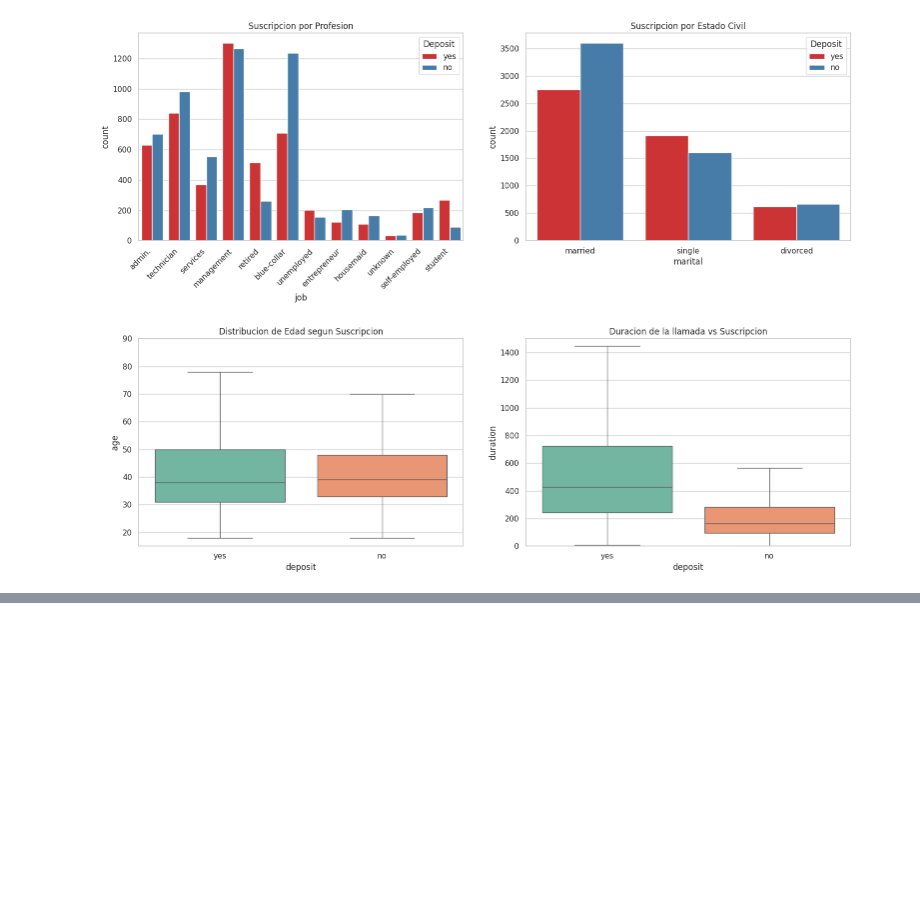
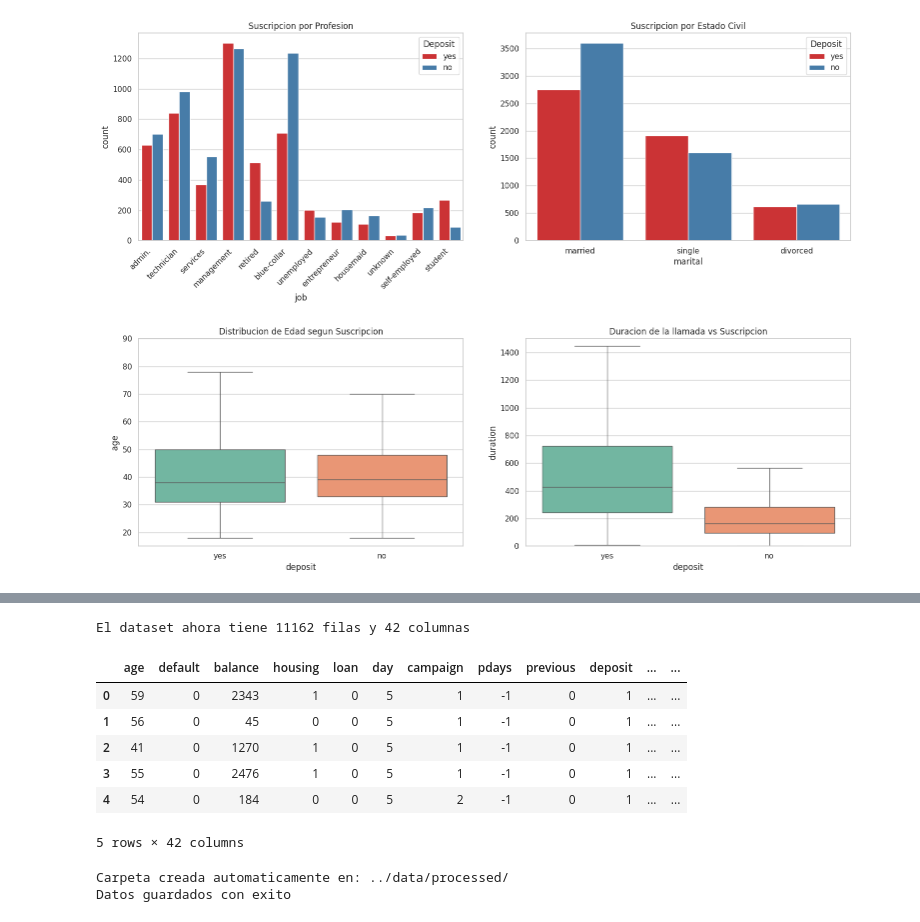
Before and after one commit to kristian-c94/PARCIAL_2_GESTION_DATOS_IA, a Jupyter notebook: notebooks/01_EDA_Bank_Marketing.ipynb, the cells around one changed output, grey strips where cells are left out. Saved outputs shown, nothing was run; the diff lists cells and outputs as text; code cells hidden in the pictures; blank space fills up the shorter version.

Commit message:
Creacion de dataset limpio

```diff
--- a/notebooks/01_EDA_Bank_Marketing.ipynb
+++ b/notebooks/01_EDA_Bank_Marketing.ipynb
@@ -138,0 +122,52 @@ Passing `palette` without assigning `hue` is deprecated and will be removed in v
+# %%
+
+# Creacion de copia para el csv asi, si se modifica no se pierden los datos originales
+
+df_clean = df.copy()
+
+# COnvertir variables binarias en 1 y 0
+
+columnas_binarias = ['default', 'housing', 'loan', 'deposit']
+for col in columnas_binarias:
+    df_clean[col] = df_clean[col].map({'yes': 1, 'no': 0})
+
+# Eliminar la columna "Duration" para evitar fugas de informacion
+
+df_clean = df_clean.drop('duration', axis=1)
+
+# Convertir el resto de columnas en columnas numericas
+
+columnas_categoricas = ['job', 'marital', 'education', 'contact', 'month', 'poutcome']
+df_clean = pd.get_dummies(df_clean, columns = columnas_categoricas, drop_first=True)
+
+# Convertir todos los valores Booleanos True/false que genera pd.get_dummies a numeros
+
+df_clean = df_clean.astype(int)
+
+print(f'El dataset ahora tiene {df_clean.shape[0]} filas y {df_clean.shape[1]} columnas')
+display(df_clean.head())
+# %% [output]
+El dataset ahora tiene 11162 filas y 42 columnas
+|  | age | default | balance | housing | loan | day | campaign | pdays | previous | deposit | ... | ... |
+| 0 | 59 | 0 | 2343 | 1 | 0 | 5 | 1 | -1 | 0 | 1 | ... | ... |
+| 1 | 56 | 0 | 45 | 0 | 0 | 5 | 1 | -1 | 0 | 1 | ... | ... |
+| 2 | 41 | 0 | 1270 | 1 | 0 | 5 | 1 | -1 | 0 | 1 | ... | ... |
+| 3 | 55 | 0 | 2476 | 1 | 0 | 5 | 1 | -1 | 0 | 1 | ... | ... |
+| 4 | 54 | 0 | 184 | 0 | 0 | 5 | 2 | -1 | 0 | 1 | ... | ... |
+5 rows × 42 columns
+# %%
+# Guardado del dataset limpio y listo para el modelo de machine learning
+
+import os
+import pandas as pd
+
+output_dir = '../data/processed/'
+if not os.path.exists(output_dir):
+    os.makedirs(output_dir)
+    print(f'Carpeta creada automaticamente en: {output_dir}')
+
+df_clean.to_csv(os.path.join(output_dir, '02_bank_cleaned.csv'), index=False)
+print("Datos guardados con exito")
+# %% [output]
+Carpeta creada automaticamente en: ../data/processed/
+Datos guardados con exito
```
Also changed, not shown: parts of 3 cells of this notebook, 1 other file.
